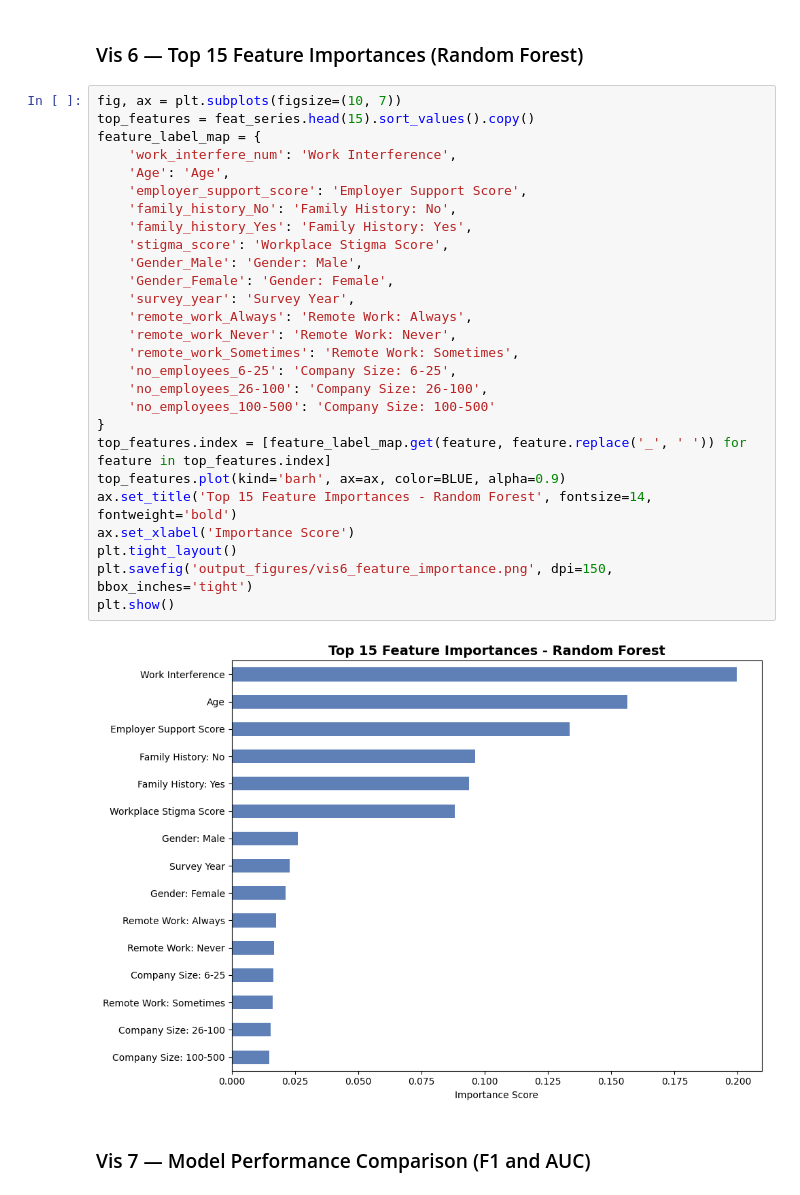
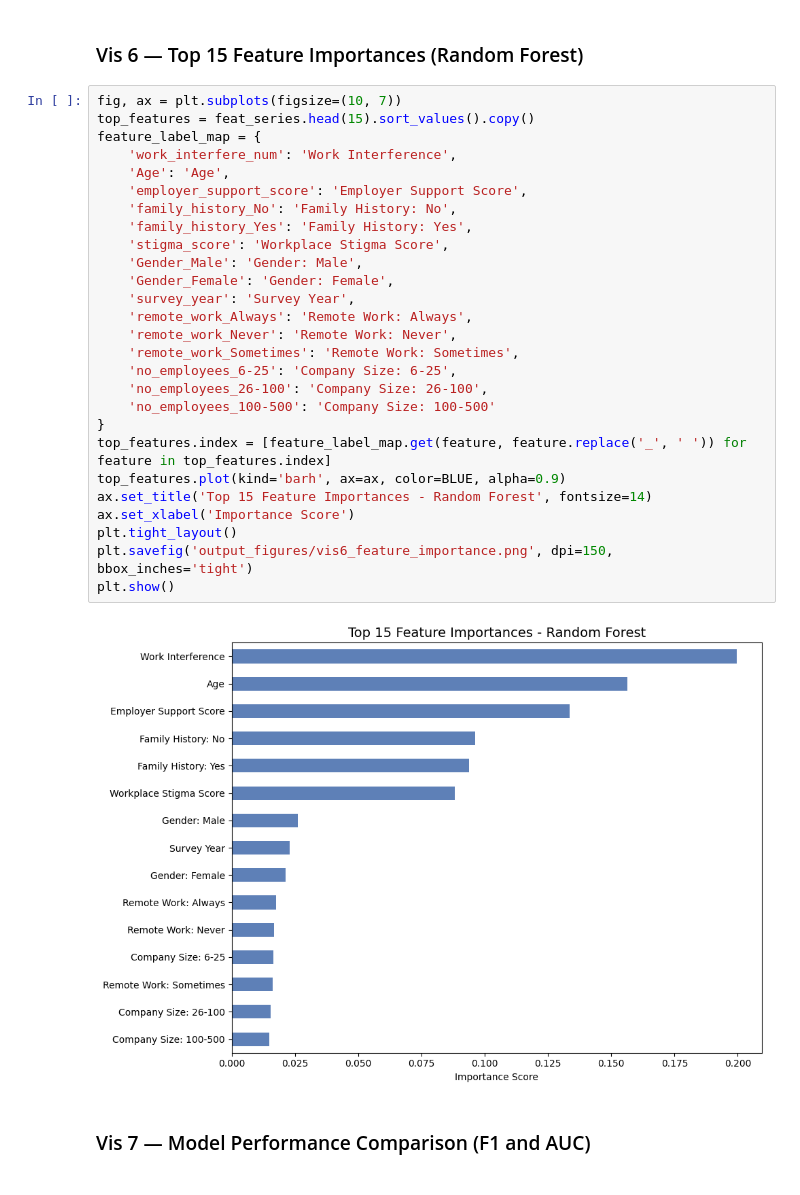
Before and after one commit to seanlumasag/cs210-project, a Jupyter notebook: notebook.ipynb, the cells around one changed output. Drawn from its saved outputs; the diff is of its cells as text.

```diff
--- a/notebook.ipynb
+++ b/notebook.ipynb
@@ -1215,32 +1217,32 @@ plt.show()
 # %%
 fig, ax = plt.subplots(figsize=(10, 7))
 top_features = feat_series.head(15).sort_values().copy()
 feature_label_map = {
     'work_interfere_num': 'Work Interference',
     'Age': 'Age',
     'employer_support_score': 'Employer Support Score',
     'family_history_No': 'Family History: No',
     'family_history_Yes': 'Family History: Yes',
     'stigma_score': 'Workplace Stigma Score',
     'Gender_Male': 'Gender: Male',
     'Gender_Female': 'Gender: Female',
     'survey_year': 'Survey Year',
     'remote_work_Always': 'Remote Work: Always',
     'remote_work_Never': 'Remote Work: Never',
     'remote_work_Sometimes': 'Remote Work: Sometimes',
     'no_employees_6-25': 'Company Size: 6-25',
     'no_employees_26-100': 'Company Size: 26-100',
     'no_employees_100-500': 'Company Size: 100-500'
 }
 top_features.index = [feature_label_map.get(feature, feature.replace('_', ' ')) for feature in top_features.index]
 top_features.plot(kind='barh', ax=ax, color=BLUE, alpha=0.9)
-ax.set_title('Top 15 Feature Importances - Random Forest', fontsize=14, fontweight='bold')
+ax.set_title('Top 15 Feature Importances - Random Forest', fontsize=14)
 ax.set_xlabel('Importance Score')
 plt.tight_layout()
 plt.savefig('output_figures/vis6_feature_importance.png', dpi=150, bbox_inches='tight')
 plt.show()
 # %% [output]
-[figure, old version]
+[figure, new version]
 # %% [markdown]
 ### Vis 7 — Model Performance Comparison (F1 and AUC)
 # %%
```
Also changed, not shown: parts of 3 cells of this notebook.
